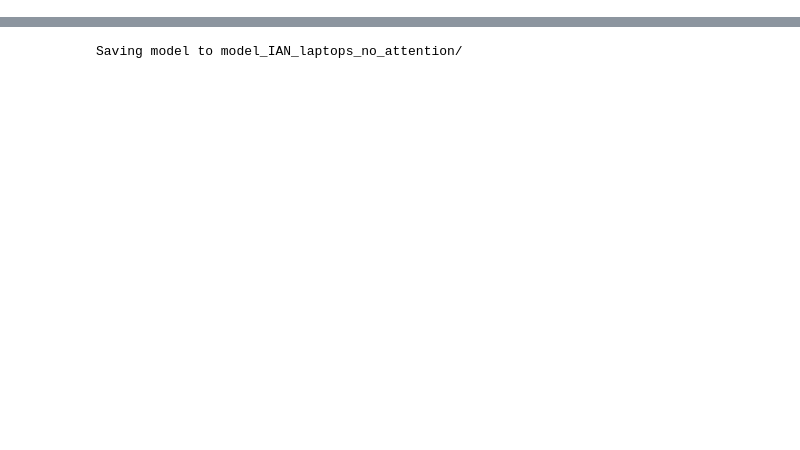
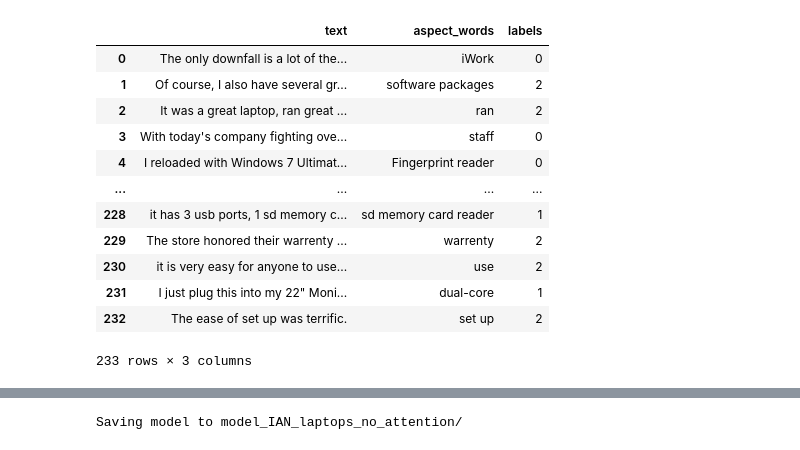
Before and after one commit to VenkteshV/Interactive_attention_networks, a Jupyter notebook: A4_IAN_no_attention_laptops.ipynb, the cells around one changed output, grey strips where cells are left out. Saved outputs shown, nothing was run; the diff lists cells and outputs as text; code cells hidden in the pictures; blank space fills up the shorter version.

```diff
--- a/A4_IAN_no_attention_laptops.ipynb
+++ b/A4_IAN_no_attention_laptops.ipynb
@@ -36,0 +55,17 @@ Requirement already satisfied: typing-extensions in /usr/local/lib/python3.7/dis
+# %%
+val = pd.read_csv("val_sentiment_absa.csv")
+val
+# %% [output]
+|  | text | aspect_words | labels |
+| 0 | The only downfall is a lot of the... | iWork | 0 |
+| 1 | Of course, I also have several gr... | software packages | 2 |
+| 2 | It was a great laptop, ran great ... | ran | 2 |
+| 3 | With today's company fighting ove... | staff | 0 |
+| 4 | I reloaded with Windows 7 Ultimat... | Fingerprint reader | 0 |
+| ... | ... | ... | ... |
+| 228 | it has 3 usb ports, 1 sd memory c... | sd memory card reader | 1 |
+| 229 | The store honored their warrenty ... | warrenty | 2 |
+| 230 | it is very easy for anyone to use... | use | 2 |
+| 231 | I just plug this into my 22" Moni... | dual-core | 1 |
+| 232 | The ease of set up was terrific. | set up | 2 |
+233 rows × 3 columns
```
Also changed, not shown: parts of 19 cells of this notebook, 16 other files.
